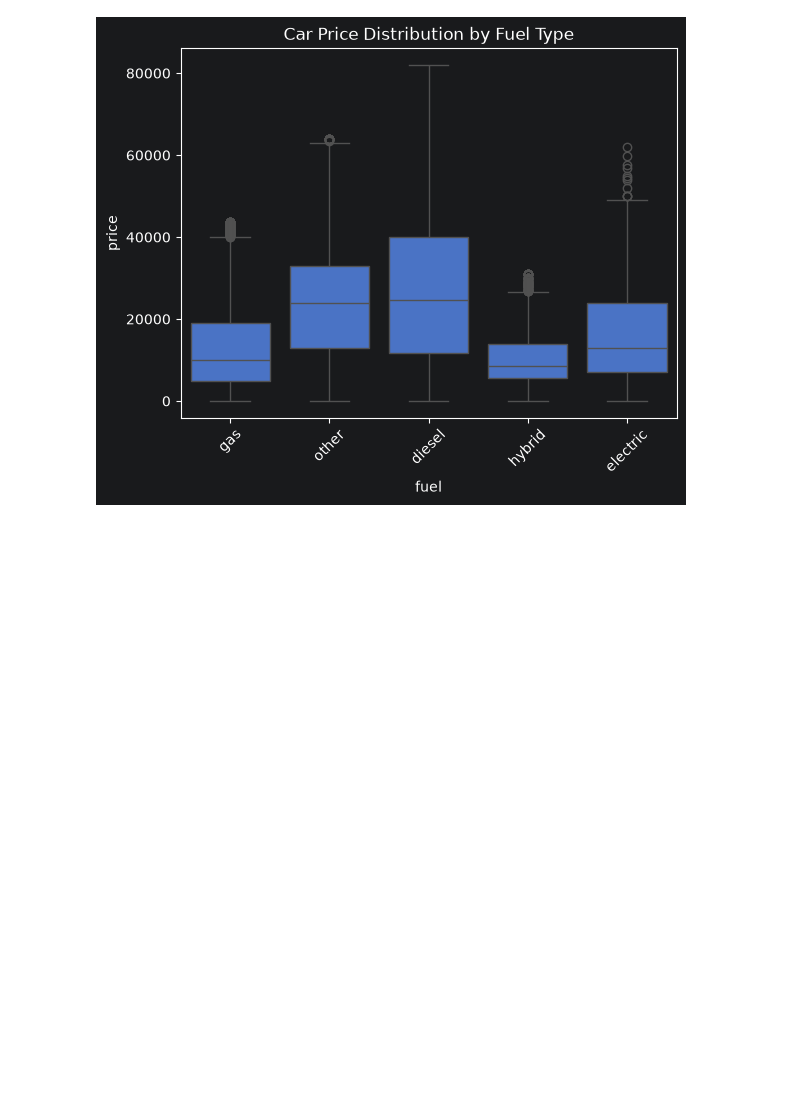
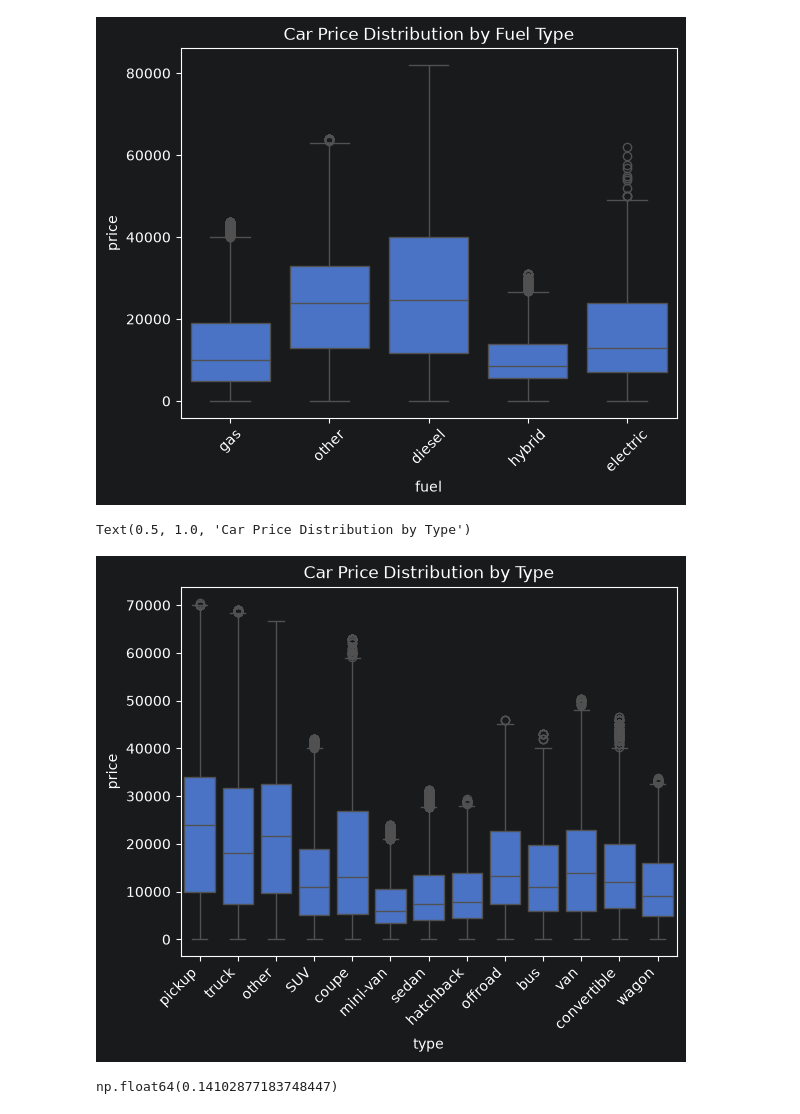
Before and after one commit to Chwiejczi/UsedCars-DataCleaning-EDA-FeatureEngineering-ML, a Jupyter notebook: dataAnalysis/DataAnlaysis.ipynb, the cells around one changed output. Saved outputs shown, nothing was run; the diff lists cells and outputs as text; code cells hidden in the pictures; blank space fills up the shorter version.

```diff
--- a/dataAnalysis/DataAnlaysis.ipynb
+++ b/dataAnalysis/DataAnlaysis.ipynb
@@ -148,3 +150,28 @@ plt.title("Car Price Distribution by Fuel Type")
 # %% [output]
 Text(0.5, 1.0, 'Car Price Distribution by Fuel Type')
 [figure]
+# %%
+type_cols=data.columns[data.columns.str.startswith("type_")]
+type_data=data[type_cols].idxmax(axis=1)
+type_data = type_data.str.replace("type_", "")
+plot_data=pd.DataFrame({"type":type_data,"price":data["price"]})
+
+#sns.boxplot(data=plot_data, x="type", y="price")
+#Due to outliers we can't make any conclusions based on this plot, we have to delete outliers
+
+Q1=plot_data.groupby("type")["price"].transform("quantile", 0.25)
+Q3=plot_data.groupby("type")["price"].transform("quantile", 0.75)
+IQR = Q3 - Q1
+plot_data_clean=plot_data[(plot_data["price"]>=Q1-1.5*IQR) & (plot_data["price"]<=Q3+1.5*IQR)]
+sns.boxplot(data=plot_data_clean, x="type", y="price")
+plt.xticks(ha='right',rotation=45)
+plt.title("Car Price Distribution by Type")
+#Graph shows us car price distribution by car type. On the graph we can see price range for each car(ex. biggest price range is in pickup). Boxplot also shows us the median for each car type(also pickup has largest median). Boxplot also shows outliers which we didn't delete during preprocessing.
+# %% [output]
+Text(0.5, 1.0, 'Car Price Distribution by Type')
+[figure, added]
+# %%
+cr=data["odometer"].corr(data["age"])
+#Correlation between odometer and car's age is 0.14, it shows that we can weak(but it exist ) linear dependency between those 2 variables.
+# %% [output]
+np.float64(0.14102877183748447)
```
Also changed, not shown: parts of 3 cells of this notebook.
